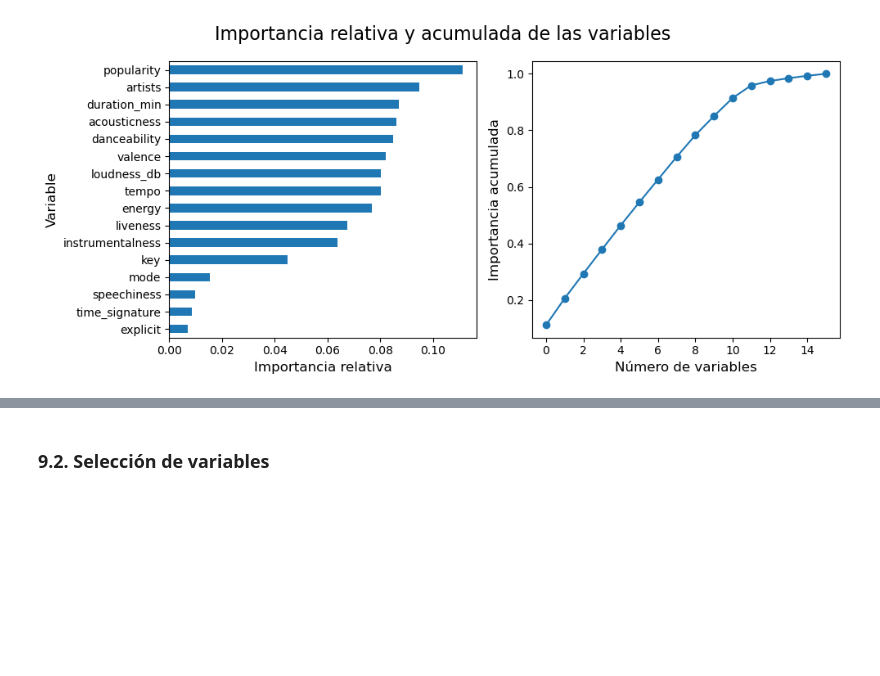
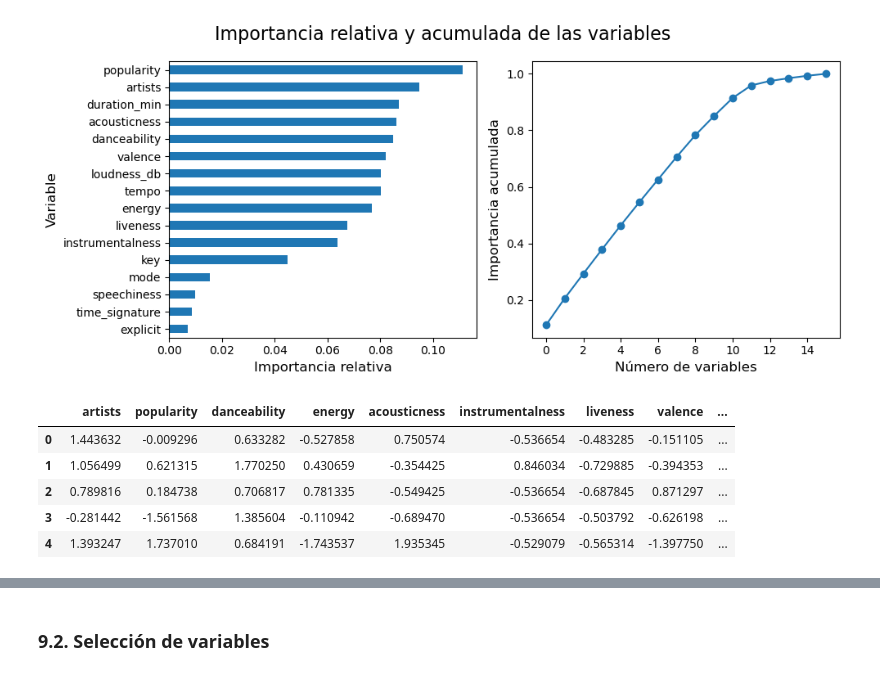
Before and after one commit to MauriJ/Data-Science, a Jupyter notebook: Desafíos/Proyecto final/Proyecto_final_Moran.ipynb, the cells around one changed output, grey strips where cells are left out. Drawn from its saved outputs; the diff is of its cells as text; code cells hidden in the pictures; blank space fills up the shorter version.

```diff
--- a/Desafíos/Proyecto final/Proyecto_final_Moran.ipynb
+++ b/Desafíos/Proyecto final/Proyecto_final_Moran.ipynb
@@ -629,3 +630,15 @@ plt.tight_layout()
 plt.show()
 # %% [output]
 [figure]
+# %%
+sel_columnas = importancias[importancias.importance < 0.05].feature.values
+
+df_import = X_train_scaled_df.drop(columns = sel_columnas)
+df_import.head()
+# %% [output]
+|  | artists | popularity | danceability | energy | acousticness | instrumentalness | liveness | valence | ... |
+| 0 | 1.443632 | -0.009296 | 0.633282 | -0.527858 | 0.750574 | -0.536654 | -0.483285 | -0.151105 | ... |
+| 1 | 1.056499 | 0.621315 | 1.770250 | 0.430659 | -0.354425 | 0.846034 | -0.729885 | -0.394353 | ... |
+| 2 | 0.789816 | 0.184738 | 0.706817 | 0.781335 | -0.549425 | -0.536654 | -0.687845 | 0.871297 | ... |
+| 3 | -0.281442 | -1.561568 | 1.385604 | -0.110942 | -0.689470 | -0.536654 | -0.503792 | -0.626198 | ... |
+| 4 | 1.393247 | 1.737010 | 0.684191 | -1.743537 | 1.935345 | -0.529079 | -0.565314 | -1.397750 | ... |
```
Also changed, not shown: parts of 11 cells of this notebook.
